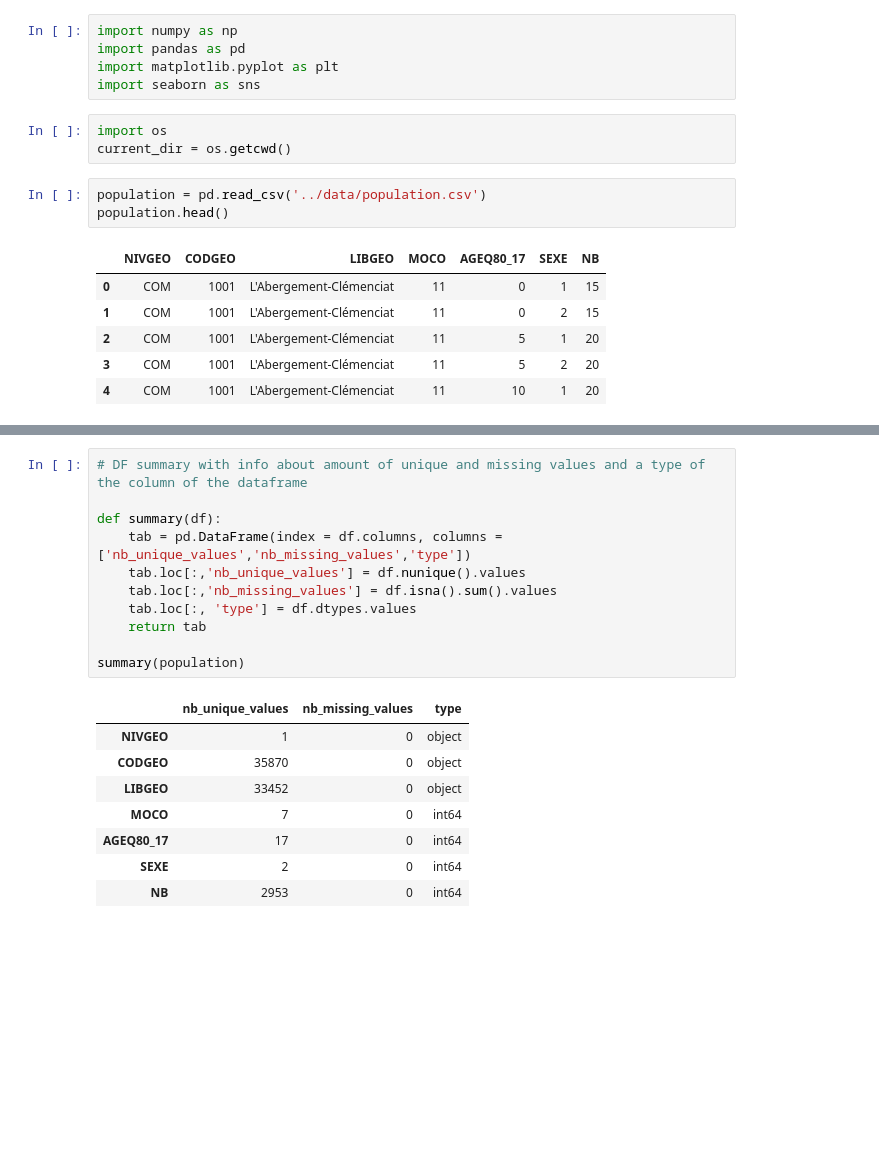
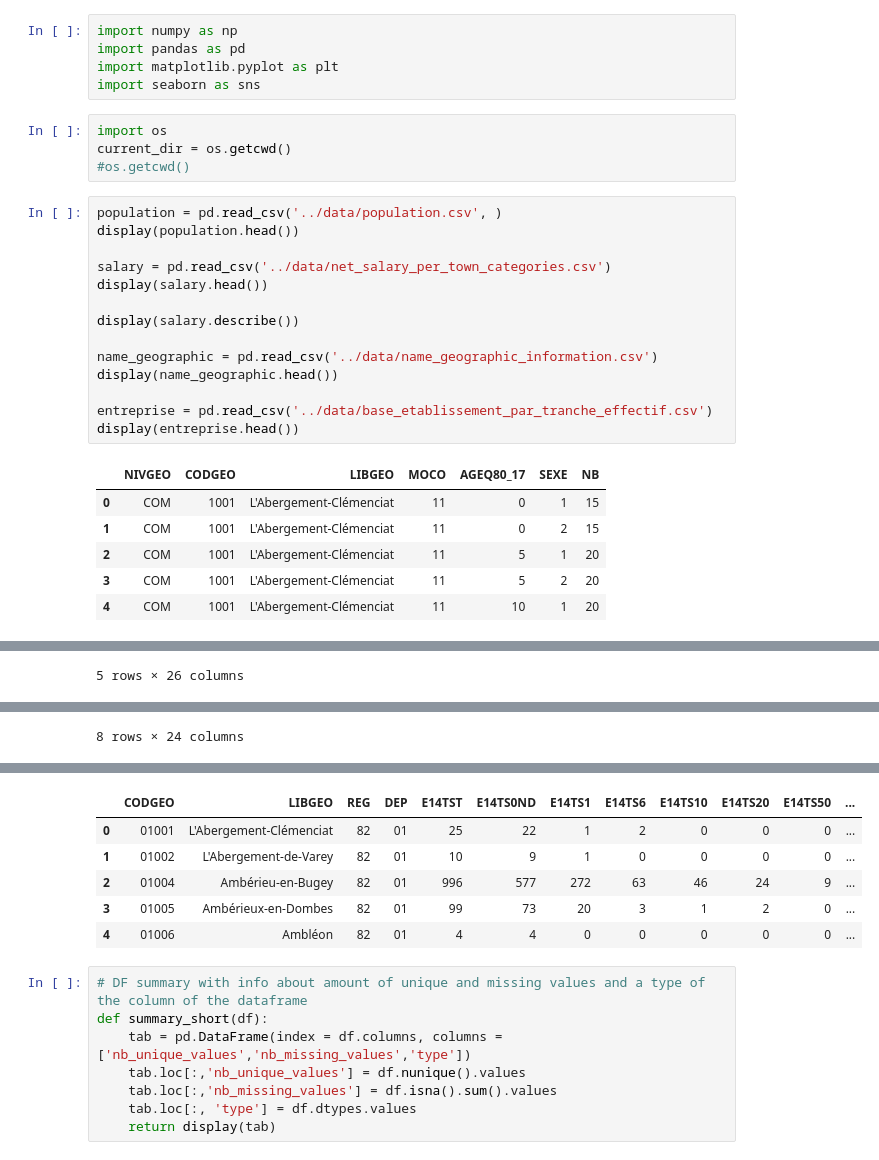
Before and after one commit to nkostiuk/french-industry, a Jupyter notebook: notebooks/first_investigation.ipynb, the cells around one changed output, grey strips where cells are left out. Saved outputs shown, nothing was run; the diff lists cells and outputs as text; blank space fills up the shorter version.

Commit message:
Update summary func, reading all datasets

```diff
--- a/notebooks/first_investigation.ipynb
+++ b/notebooks/first_investigation.ipynb
@@ -6,9 +6,21 @@ import seaborn as sns
 # %%
 import os
 current_dir = os.getcwd()
+#os.getcwd()
 # %%
-population = pd.read_csv('../data/population.csv')
-population.head()
+population = pd.read_csv('../data/population.csv', )
+display(population.head())
+
+salary = pd.read_csv('../data/net_salary_per_town_categories.csv')
+display(salary.head())
+
+display(salary.describe())
+
+name_geographic = pd.read_csv('../data/name_geographic_information.csv')
+display(name_geographic.head())
+
+entreprise = pd.read_csv('../data/base_etablissement_par_tranche_effectif.csv')
+display(entreprise.head())
 # %% [output]
 |  | NIVGEO | CODGEO | LIBGEO | MOCO | AGEQ80_17 | SEXE | NB |
 | 0 | COM | 1001 | L'Abergement-Clémenciat | 11 | 0 | 1 | 15 |
@@ -18,0 +37 @@ population.head()
+5 rows × 26 columns
@@ -18,0 +47 @@ population.head()
+8 rows × 24 columns
@@ -19,20 +54,14 @@ population.head()
+|  | CODGEO | LIBGEO | REG | DEP | E14TST | E14TS0ND | E14TS1 | E14TS6 | E14TS10 | E14TS20 | E14TS50 | ... |
+| 0 | 01001 | L'Abergement-Clémenciat | 82 | 01 | 25 | 22 | 1 | 2 | 0 | 0 | 0 | ... |
+| 1 | 01002 | L'Abergement-de-Varey | 82 | 01 | 10 | 9 | 1 | 0 | 0 | 0 | 0 | ... |
+| 2 | 01004 | Ambérieu-en-Bugey | 82 | 01 | 996 | 577 | 272 | 63 | 46 | 24 | 9 | ... |
+| 3 | 01005 | Ambérieux-en-Dombes | 82 | 01 | 99 | 73 | 20 | 3 | 1 | 2 | 0 | ... |
+| 4 | 01006 | Ambléon | 82 | 01 | 4 | 4 | 0 | 0 | 0 | 0 | 0 | ... |
 # %%
 # DF summary with info about amount of unique and missing values and a type of the column of the dataframe
-
-def summary(df):
+def summary_short(df):
     tab = pd.DataFrame(index = df.columns, columns = ['nb_unique_values','nb_missing_values','type'])
     tab.loc[:,'nb_unique_values'] = df.nunique().values
     tab.loc[:,'nb_missing_values'] = df.isna().sum().values
     tab.loc[:, 'type'] = df.dtypes.values
-    return tab
-
-summary(population)
+    return display(tab)
-# %% [output]
-|  | nb_unique_values | nb_missing_values | type |
-| NIVGEO | 1 | 0 | object |
-| CODGEO | 35870 | 0 | object |
-| LIBGEO | 33452 | 0 | object |
-| MOCO | 7 | 0 | int64 |
-| AGEQ80_17 | 17 | 0 | int64 |
-| SEXE | 2 | 0 | int64 |
-| NB | 2953 | 0 | int64 |
```
Also changed, not shown: parts of 9 cells of this notebook.
